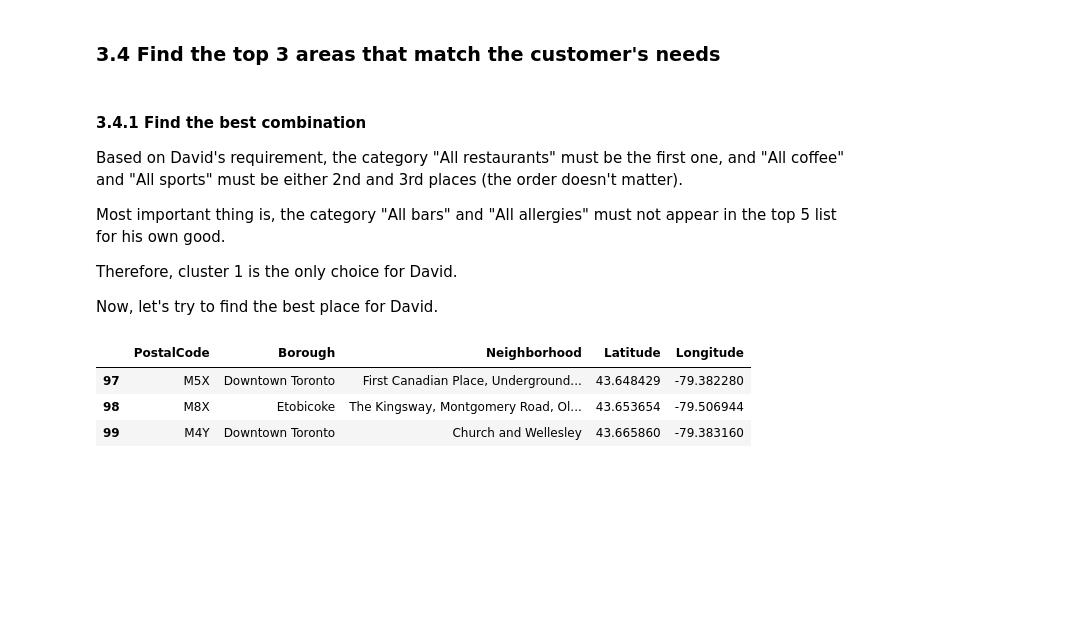
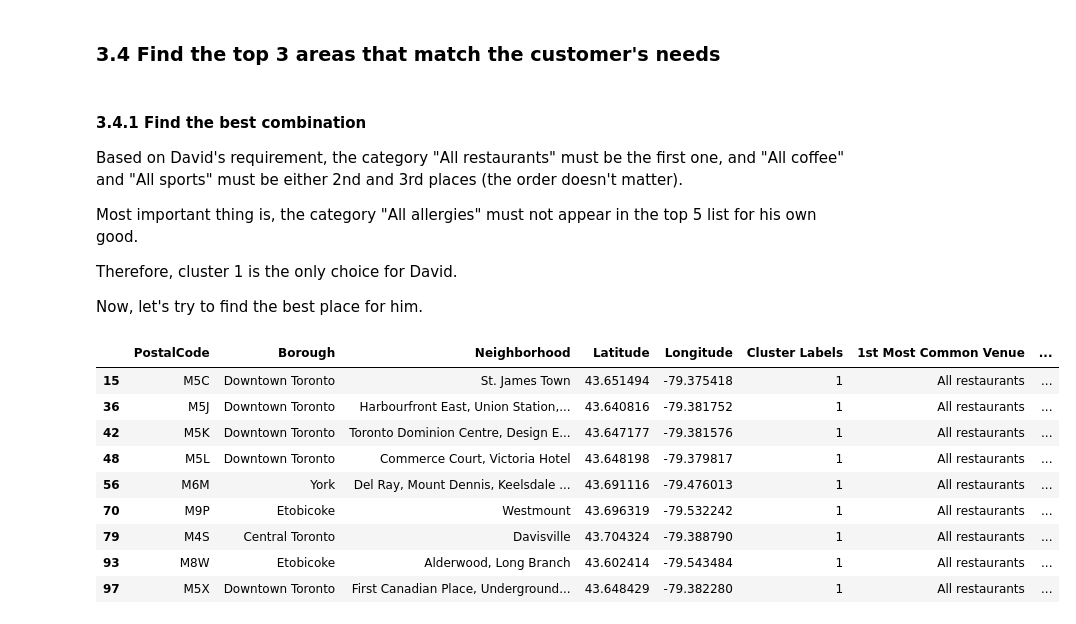
Before and after one commit to davidchen127/Coursera_Capstone, a Jupyter notebook: Final project - Find a new living area.ipynb, the cells around one changed output. Saved outputs shown, nothing was run; the diff lists cells and outputs as text; code cells hidden in the pictures; blank space fills up the shorter version.

```diff
--- a/Final project - Find a new living area.ipynb
+++ b/Final project - Find a new living area.ipynb
@@ -372,15 +372,33 @@ toronto_merged.loc[toronto_merged['Cluster Labels'] == 1, toronto_merged.columns
 #### 3.4.1 Find the best combination
 Based on David's requirement, the category "All restaurants" must be the first one, and "All coffee" and "All sports" must be either 2nd and 3rd places (the order doesn't matter).
 
-Most important thing is, the category "All bars" and "All allergies" must not appear in the top 5 list for his own good.
+Most important thing is, the category "All allergies" must not appear in the top 5 list for his own good.
 
 Therefore, cluster 1 is the only choice for David.
 
-Now, let's try to find the best place for David.
+Now, let's try to find the best place for him.
-# %%
-toronto_merged.loc[toronto_merged['Cluster Labels'] == 1, toronto_merged.columns[[1] + list(range(5, toronto_merged.shape[1]))]]
-# %% [output]
-|  | PostalCode | Borough | Neighborhood | Latitude | Longitude |
-| 97 | M5X | Downtown Toronto | First Canadian Place, Underground... | 43.648429 | -79.382280 |
-| 98 | M8X | Etobicoke | The Kingsway, Montgomery Road, Ol... | 43.653654 | -79.506944 |
-| 99 | M4Y | Downtown Toronto | Church and Wellesley | 43.665860 | -79.383160 |
+# %%
+i= toronto_merged[toronto_merged['Cluster Labels']!=1].index
+top_area=toronto_merged.drop(i,axis=0)
+
+i= top_area[top_area['1st Most Common Venue']!='All restaurants'].index
+top_area=top_area.drop(i,axis=0)
+
+mask= top_area[top_area=='All allergies']
+mask=mask.replace(np.nan,True).replace('All allergies',np.nan)
+top_area=top_area[mask].dropna(axis=0)
+
+i= top_area[(top_area['2nd Most Common Venue']!='All coffee') & (top_area['3rd Most Common Venue']!='All coffee') ].index
+top_area=top_area.drop(i,axis=0)
+top_area
+# %% [output]
+|  | PostalCode | Borough | Neighborhood | Latitude | Longitude | Cluster Labels | 1st Most Common Venue | ... |
+| 15 | M5C | Downtown Toronto | St. James Town | 43.651494 | -79.375418 | 1 | All restaurants | ... |
+| 36 | M5J | Downtown Toronto | Harbourfront East, Union Station,... | 43.640816 | -79.381752 | 1 | All restaurants | ... |
+| 42 | M5K | Downtown Toronto | Toronto Dominion Centre, Design E... | 43.647177 | -79.381576 | 1 | All restaurants | ... |
+| 48 | M5L | Downtown Toronto | Commerce Court, Victoria Hotel | 43.648198 | -79.379817 | 1 | All restaurants | ... |
+| 56 | M6M | York | Del Ray, Mount Dennis, Keelsdale ... | 43.691116 | -79.476013 | 1 | All restaurants | ... |
+| 70 | M9P | Etobicoke | Westmount | 43.696319 | -79.532242 | 1 | All restaurants | ... |
+| 79 | M4S | Central Toronto | Davisville | 43.704324 | -79.388790 | 1 | All restaurants | ... |
+| 93 | M8W | Etobicoke | Alderwood, Long Branch | 43.602414 | -79.543484 | 1 | All restaurants | ... |
+| 97 | M5X | Downtown Toronto | First Canadian Place, Underground... | 43.648429 | -79.382280 | 1 | All restaurants | ... |
```
